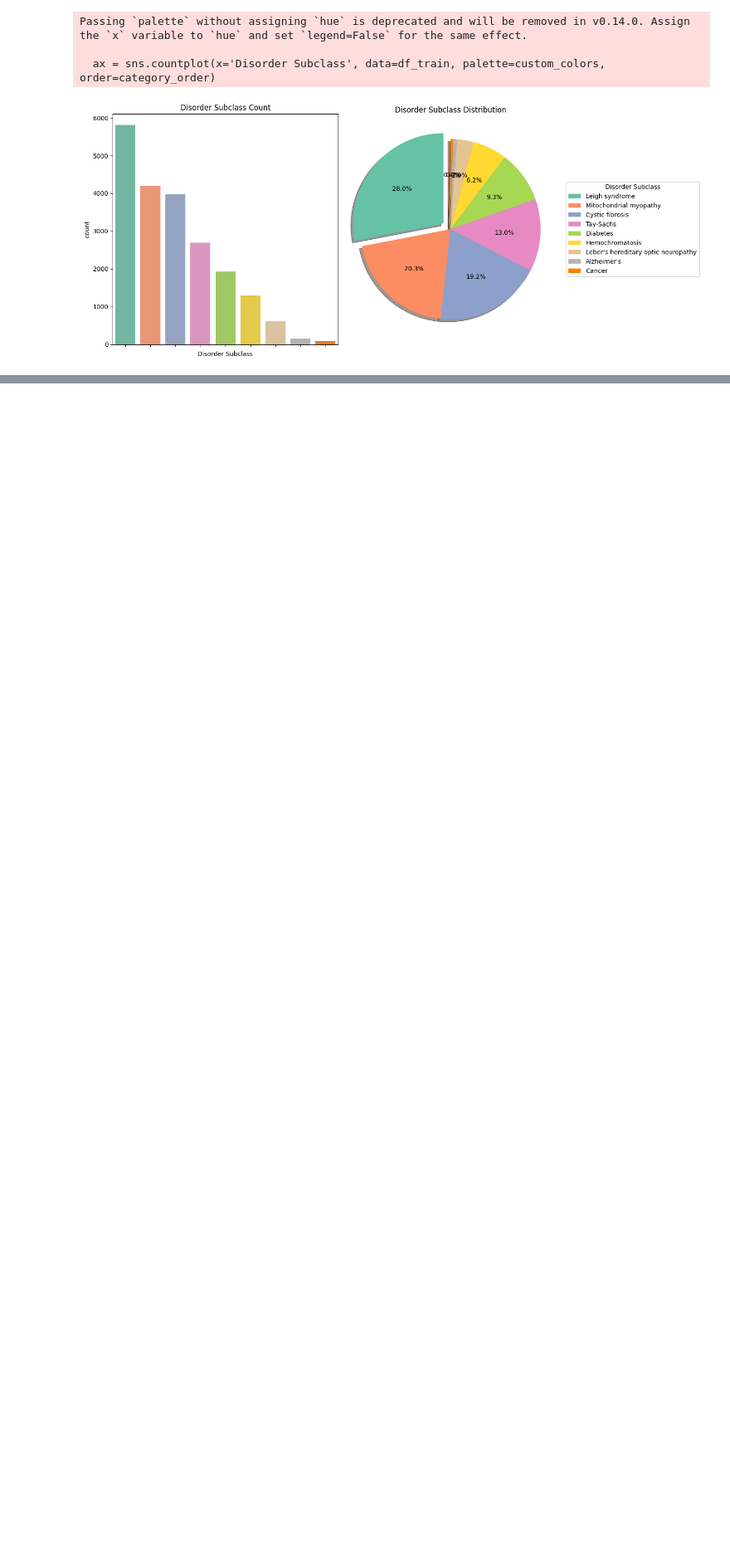
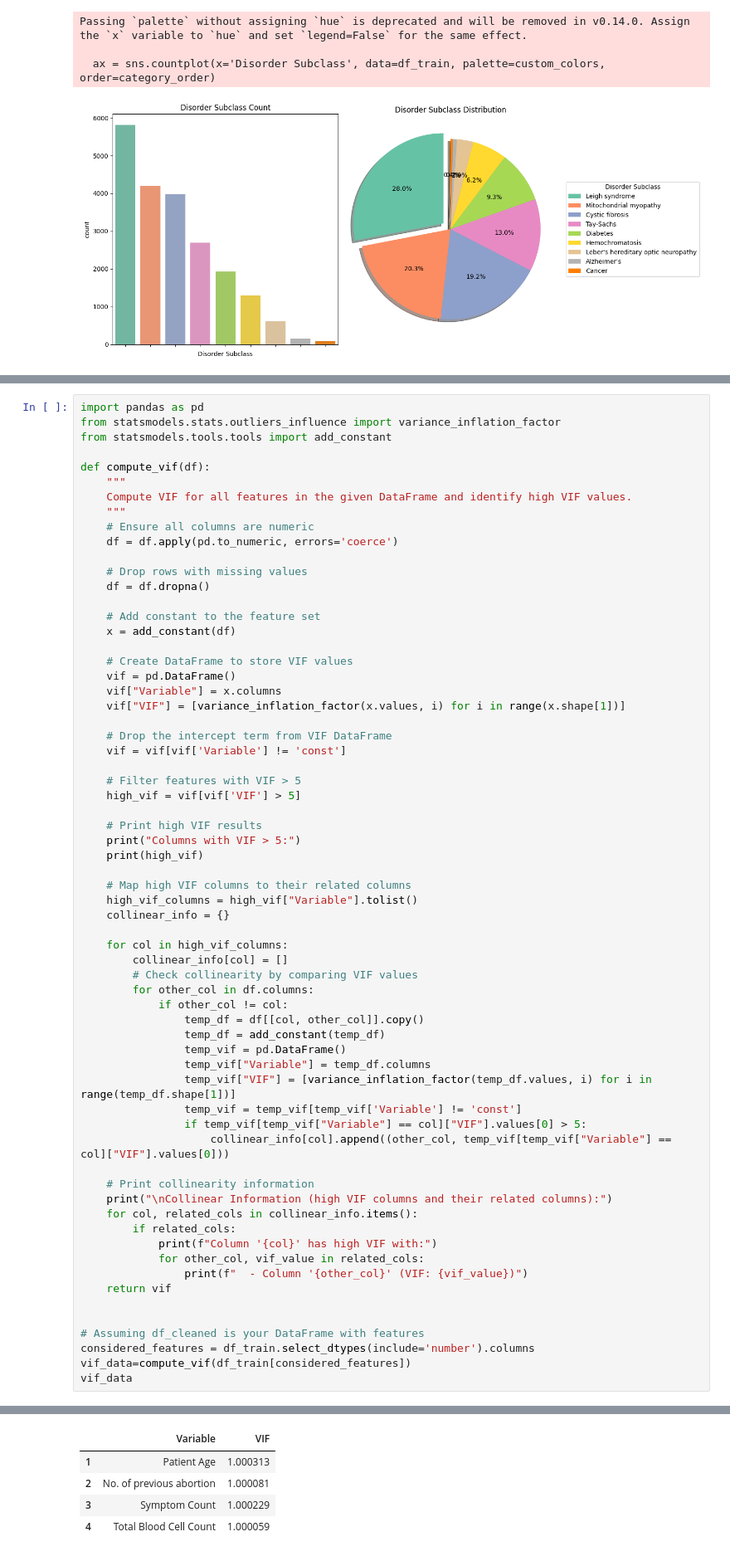
Before and after one commit to NANDINISHARMA30/GenAarogya, a Jupyter notebook: Project.ipynb, the cells around one changed output, grey strips where cells are left out. Shown at 83% size. Saved outputs shown, nothing was run; the diff lists cells and outputs as text; blank space fills up the shorter version.

```diff
--- a/Project.ipynb
+++ b/Project.ipynb
@@ -453,0 +534,66 @@ Passing `palette` without assigning `hue` is deprecated and will be removed in v
+# %%
+import pandas as pd
+from statsmodels.stats.outliers_influence import variance_inflation_factor
+from statsmodels.tools.tools import add_constant
+
+def compute_vif(df):
+    """
+    Compute VIF for all features in the given DataFrame and identify high VIF values.
+    """
+    # Ensure all columns are numeric
+    df = df.apply(pd.to_numeric, errors='coerce')
+
+    # Drop rows with missing values
+    df = df.dropna()
+
+    # Add constant to the feature set
+    x = add_constant(df)
+
+    # Create DataFrame to store VIF values
+    vif = pd.DataFrame()
+    vif["Variable"] = x.columns
+    vif["VIF"] = [variance_inflation_factor(x.values, i) for i in range(x.shape[1])]
+
+    # Drop the intercept term from VIF DataFrame
+    vif = vif[vif['Variable'] != 'const']
+
+    # Filter features with VIF > 5
+    high_vif = vif[vif['VIF'] > 5]
+
+    # Print high VIF results
+    print("Columns with VIF > 5:")
+    print(high_vif)
+
+    # Map high VIF columns to their related columns
+    high_vif_columns = high_vif["Variable"].tolist()
+    collinear_info = {}
+
+    for col in high_vif_columns:
+        collinear_info[col] = []
+        # Check collinearity by comparing VIF values
+        for other_col in df.columns:
+            if other_col != col:
+                temp_df = df[[col, other_col]].copy()
+                temp_df = add_constant(temp_df)
+                temp_vif = pd.DataFrame()
+                temp_vif["Variable"] = temp_df.columns
+                temp_vif["VIF"] = [variance_inflation_factor(temp_df.values, i) for i in range(temp_df.shape[1])]
+                temp_vif = temp_vif[temp_vif['Variable'] != 'const']
+                if temp_vif[temp_vif["Variable"] == col]["VIF"].values[0] > 5:
+                    collinear_info[col].append((other_col, temp_vif[temp_vif["Variable"] == col]["VIF"].values[0]))
+
+    # Print collinearity information
+    print("\nCollinear Information (high VIF columns and their related columns):")
+    for col, related_cols in collinear_info.items():
+        if related_cols:
+            print(f"Column '{col}' has high VIF with:")
+            for other_col, vif_value in related_cols:
+                print(f"  - Column '{other_col}' (VIF: {vif_value})")
+    return vif
+
+
+# Assuming df_cleaned is your DataFrame with features
+considered_features = df_train.select_dtypes(include='number').columns
+vif_data=compute_vif(df_train[considered_features])
+vif_data
+# %% [output]
@@ -453,0 +606,5 @@ Passing `palette` without assigning `hue` is deprecated and will be removed in v
+|  | Variable | VIF |
+| 1 | Patient Age | 1.000313 |
+| 2 | No. of previous abortion | 1.000081 |
+| 3 | Symptom Count | 1.000229 |
+| 4 | Total Blood Cell Count | 1.000059 |
```
Also changed, not shown: parts of 8 cells of this notebook.
